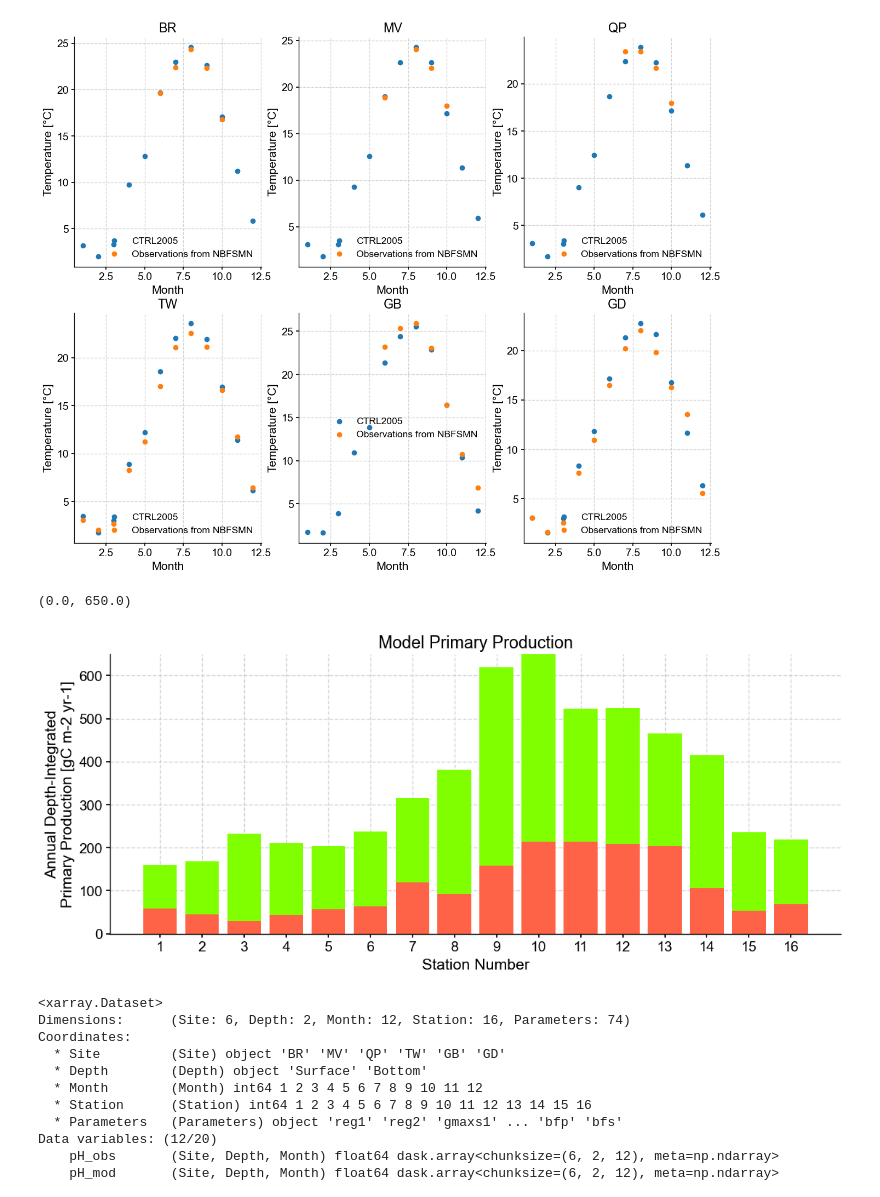
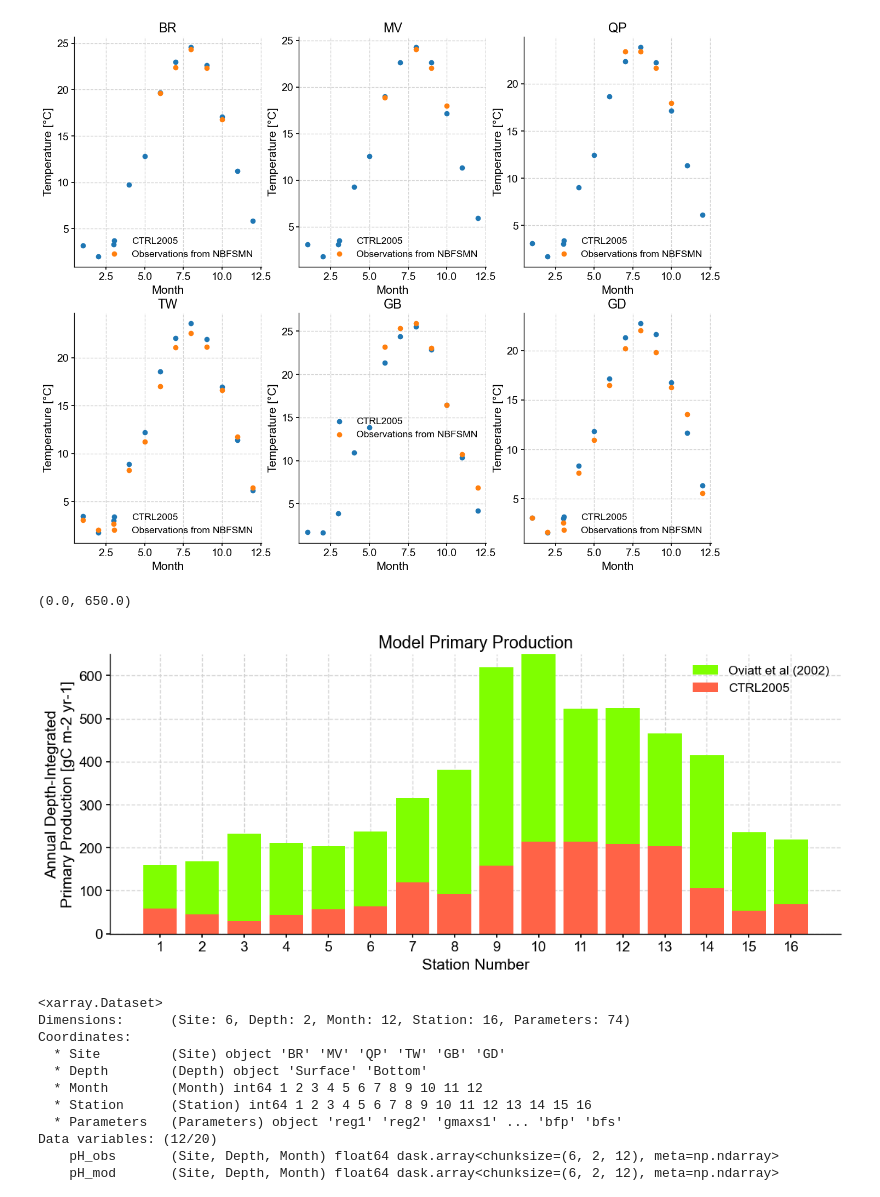
Before and after one commit to abby-baskind/surfo25, a Jupyter notebook: COST_COMPARISON.ipynb, the cells around one changed output. Saved outputs shown, nothing was run; the diff lists cells and outputs as text; code cells hidden in the pictures.

```diff
--- a/COST_COMPARISON.ipynb
+++ b/COST_COMPARISON.ipynb
@@ -144,22 +144,22 @@ for s, site in enumerate(ctrl2005['Site']):
 # %%
 fig, ax = plt.subplots(figsize = [13,5])
 
 cats = ctrl2005['Station']
 vals = ctrl2005['PP_mod']
 obs = ctrl2005['PP_obs']
 
-ax.bar(cats, obs, color = 'chartreuse', label = 'CTRL2005')
-ax.bar(cats, vals, color = 'tomato', label = ')
+ax.bar(cats, obs, color = 'chartreuse', label = 'Oviatt et al (2002)')
+ax.bar(cats, vals, color = 'tomato', label = 'CTRL2005')
 
 ax.legend()
 ax.set_ylabel('Annual Depth-Integrated\nPrimary Production [gC m-2 yr-1]')
 ax.set_xticks(cats)
 ax.set_xlabel('Station Number')
 ax.set_title('Model Primary Production')
 ax.set_ylim([0,650])
 # %% [output]
 (0.0, 650.0)
-[figure, old version]
+[figure, new version]
 # %%
 ctrl2005
 # %% [output]
```
